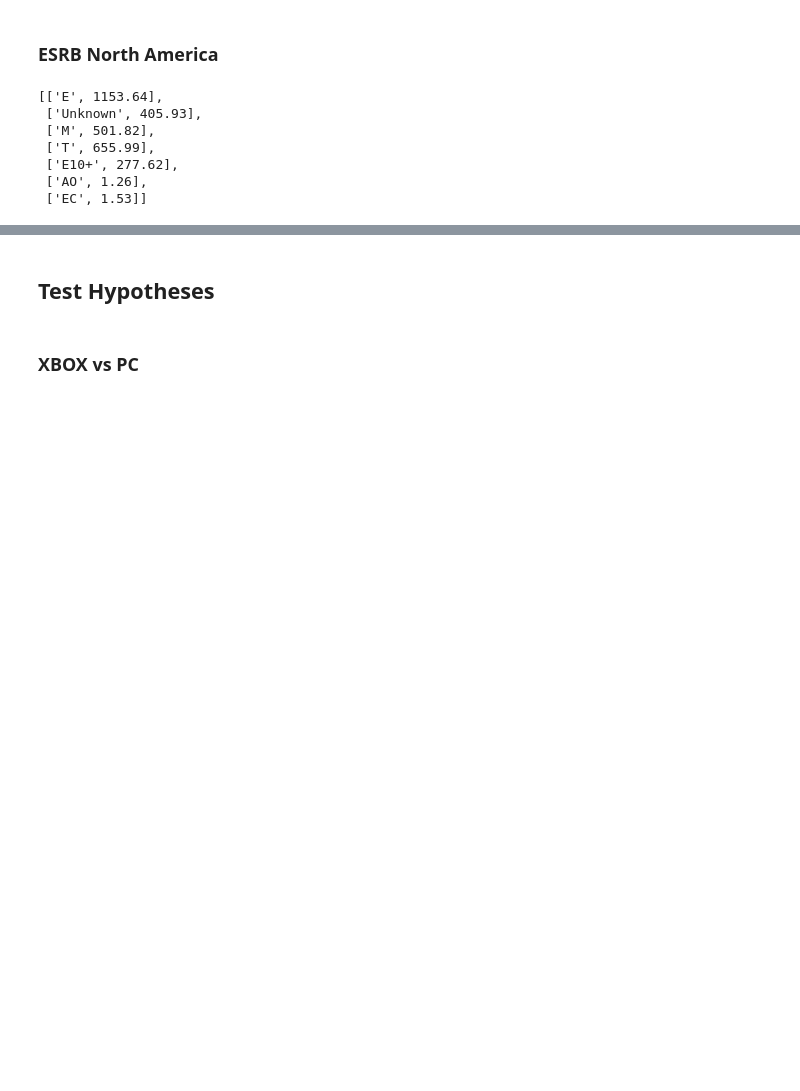
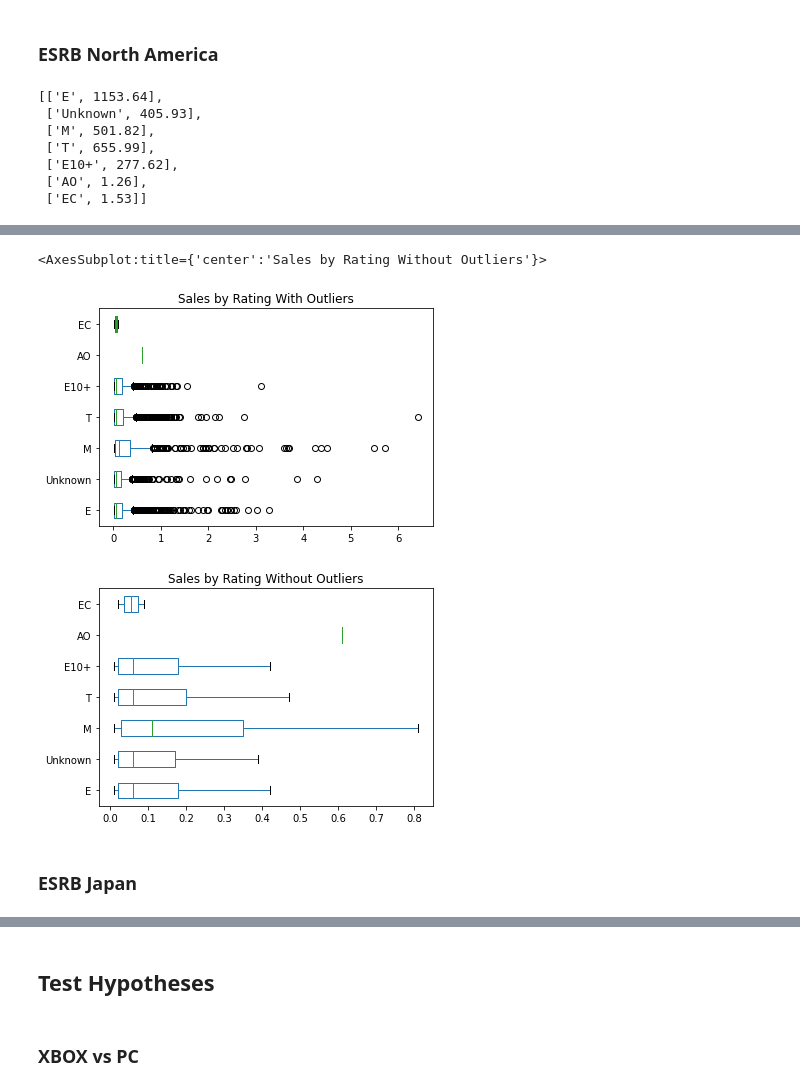
Before and after one commit to michaelpowers8/Sprint-5-Project, a Jupyter notebook: Video_Game_Data_2016.ipynb, the cells around one changed output, grey strips where cells are left out. Saved outputs shown, nothing was run; the diff lists cells and outputs as text; code cells hidden in the pictures; blank space fills up the shorter version.

```diff
--- a/Video_Game_Data_2016.ipynb
+++ b/Video_Game_Data_2016.ipynb
@@ -987,0 +1014,5 @@ display(na_relevant_games_rating_sales)
+# %%
+eu_relevant_games_rating_sales = []
+for rating in eu_relevant_games['rating'].unique():
+    eu_relevant_games_rating_sales.append([rating,round(eu_relevant_games[(eu_relevant_games['rating']==rating)]['eu_sales'].sum(),2)])
+display(eu_relevant_games_rating_sales)
@@ -987,0 +1028,24 @@ display(na_relevant_games_rating_sales)
+# %%
+for rating in ['E','Unknown','M','T','E10+','AO','EC']:
+    eu_relevant_games[rating] = relevant_multiplatform_games[relevant_multiplatform_games['rating']==rating]['eu_sales']
+eu_sales_by_genre_df = pd.DataFrame(data=eu_relevant_games[['E','Unknown','M','T','E10+','AO','EC']],columns=['E','Unknown','M','T','E10+','AO','EC'])
+eu_relevant_games = eu_relevant_games.drop(columns=['E','Unknown','M','T','E10+','AO','EC'])
+# %%
+eu_sales_by_genre_df[['E','Unknown','M','T','E10+','AO','EC']].plot(
+    kind='box',
+    title='Sales by Rating With Outliers',
+    vert=False,
+    showfliers=True
+)
+eu_sales_by_genre_df[['E','Unknown','M','T','E10+','AO','EC']].plot(
+    kind='box',
+    title='Sales by Rating Without Outliers',
+    vert=False,
+    showfliers=False
+)
+# %% [output]
+<AxesSubplot:title={'center':'Sales by Rating Without Outliers'}>
+[figure, added]
+[figure, added]
+# %% [markdown]
+### ESRB Japan
```
Also changed, not shown: parts of 18 cells of this notebook.
